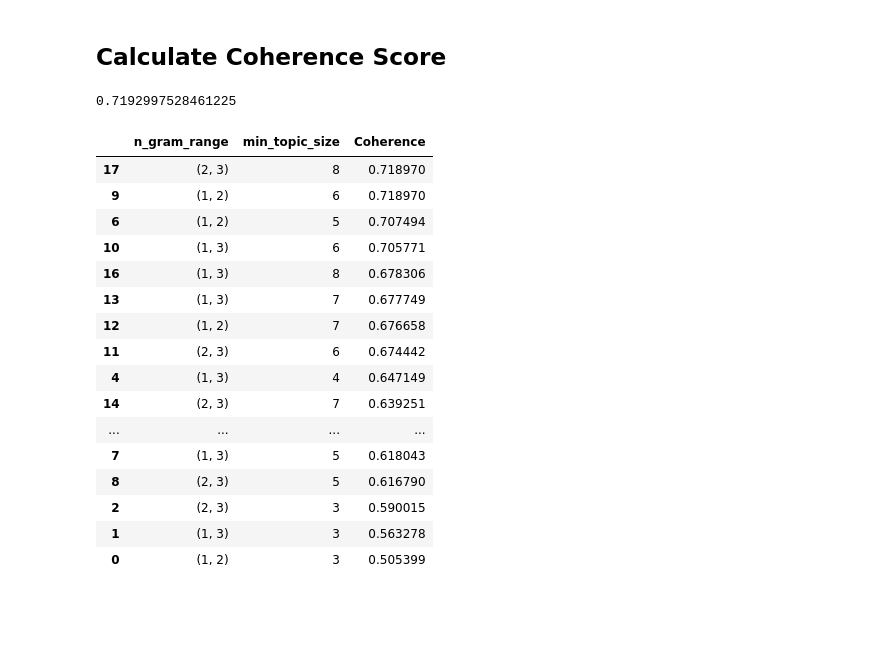
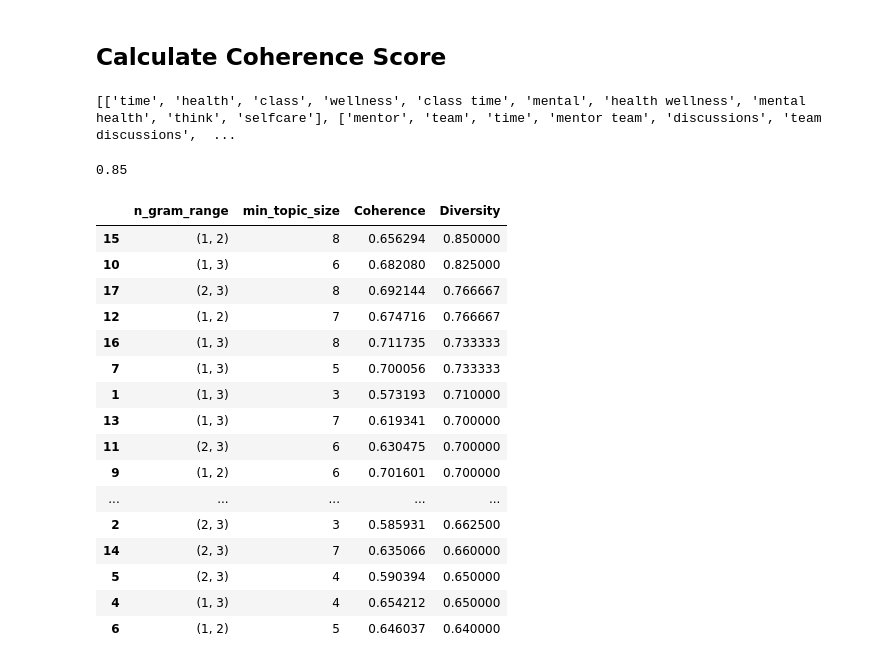
Before and after one commit to bellaachang/UW-Pharm-NLP, a Jupyter notebook: marlon_BERTopic_colab.ipynb, the cells around one changed output. Cells and saved outputs as stored; diff of their text form; code cells hidden in the pictures; blank space fills up the shorter version.

Commit message:
implemented diversity score

```diff
--- a/marlon_BERTopic_colab.ipynb
+++ b/marlon_BERTopic_colab.ipynb
@@ -69,7 +72,7 @@ topic_model = BERTopic(language="english",
                        calculate_probabilities=True,
                        verbose=True,
                        min_topic_size=8,
-                       n_gram_range = (2, 3),
+                       n_gram_range = (1, 2),
                        vectorizer_model=vectorizer_model)
 topics, probs = topic_model.fit_transform(corpus_1)
 # %% [output]
@@ -139,23 +143,37 @@ def get_coherence(topic_model):
                                   coherence='c_v')
   coherence = coherence_model.get_coherence()
   return coherence
+
+def get_diversity(topic_model):
+  topics = topic_model.get_topics()
+  topics.pop(-1, None)
+  diversity_model = TopicDiversity()
+
+  octis_friendly_topics = []
+  for topic in topics:
+    octis_friendly_topics.append([t[0] for t in topics[topic]])
+
+  #print(octis_friendly_topics)
+  return diversity_model.score({'topics': octis_friendly_topics})
 # %%
-get_coherence(topic_model)
+get_diversity(topic_model)
 # %% [output]
-0.7192997528461225
+[['time', 'health', 'class', 'wellness', 'class time', 'mental', 'health wellness', 'mental health', 'think', 'selfcare'], ['mentor', 'team', 'time', 'mentor team', 'discussions', 'team discussions',  ...
+0.85
 # %%
+%%time
+
 min_topic_size_min = 3
 min_topic_size_max = 8
 
 
 n_gram_ranges = [(1, 2), (1, 3), (2, 3)]
-#min_n_gram_range = 1
-#max_n_gram_range = 3
 
 model_results = {
                   'n_gram_range': [],
                   'min_topic_size': [],
-                  'Coherence': []
+                  'Coherence': [],
+                  'Diversity': [],
                 }
 
 for min_topic_size in range(min_topic_size_min, min_topic_size_max + 1):
@@ -171,25 +189,27 @@ for min_topic_size in range(min_topic_size_min, min_topic_size_max + 1):
     model_results['n_gram_range'].append(n_gram_range)
     model_results['min_topic_size'].append(min_topic_size)
     model_results['Coherence'].append(get_coherence(topic_model))
+    model_results['Diversity'].append(get_diversity(topic_model))
+
 
 model_results = pd.DataFrame(model_results)
 # %%
-model_results.sort_values('Coherence', ascending=False)
+model_results.sort_values('Diversity', ascending=False)
 # %% [output]
-|  | n_gram_range | min_topic_size | Coherence |
-| 17 | (2, 3) | 8 | 0.718970 |
-| 9 | (1, 2) | 6 | 0.718970 |
-| 6 | (1, 2) | 5 | 0.707494 |
-| 10 | (1, 3) | 6 | 0.705771 |
-| 16 | (1, 3) | 8 | 0.678306 |
-| 13 | (1, 3) | 7 | 0.677749 |
-| 12 | (1, 2) | 7 | 0.676658 |
-| 11 | (2, 3) | 6 | 0.674442 |
-| 4 | (1, 3) | 4 | 0.647149 |
-| 14 | (2, 3) | 7 | 0.639251 |
-| ... | ... | ... | ... |
-| 7 | (1, 3) | 5 | 0.618043 |
-| 8 | (2, 3) | 5 | 0.616790 |
-| 2 | (2, 3) | 3 | 0.590015 |
-| 1 | (1, 3) | 3 | 0.563278 |
-| 0 | (1, 2) | 3 | 0.505399 |
+|  | n_gram_range | min_topic_size | Coherence | Diversity |
+| 15 | (1, 2) | 8 | 0.656294 | 0.850000 |
+| 10 | (1, 3) | 6 | 0.682080 | 0.825000 |
+| 17 | (2, 3) | 8 | 0.692144 | 0.766667 |
+| 12 | (1, 2) | 7 | 0.674716 | 0.766667 |
+| 16 | (1, 3) | 8 | 0.711735 | 0.733333 |
+| 7 | (1, 3) | 5 | 0.700056 | 0.733333 |
+| 1 | (1, 3) | 3 | 0.573193 | 0.710000 |
+| 13 | (1, 3) | 7 | 0.619341 | 0.700000 |
+| 11 | (2, 3) | 6 | 0.630475 | 0.700000 |
+| 9 | (1, 2) | 6 | 0.701601 | 0.700000 |
+| ... | ... | ... | ... | ... |
+| 2 | (2, 3) | 3 | 0.585931 | 0.662500 |
+| 14 | (2, 3) | 7 | 0.635066 | 0.660000 |
+| 5 | (2, 3) | 4 | 0.590394 | 0.650000 |
+| 4 | (1, 3) | 4 | 0.654212 | 0.650000 |
+| 6 | (1, 2) | 5 | 0.646037 | 0.640000 |
```
Also changed, not shown: parts of 7 cells of this notebook, 1 other file.
